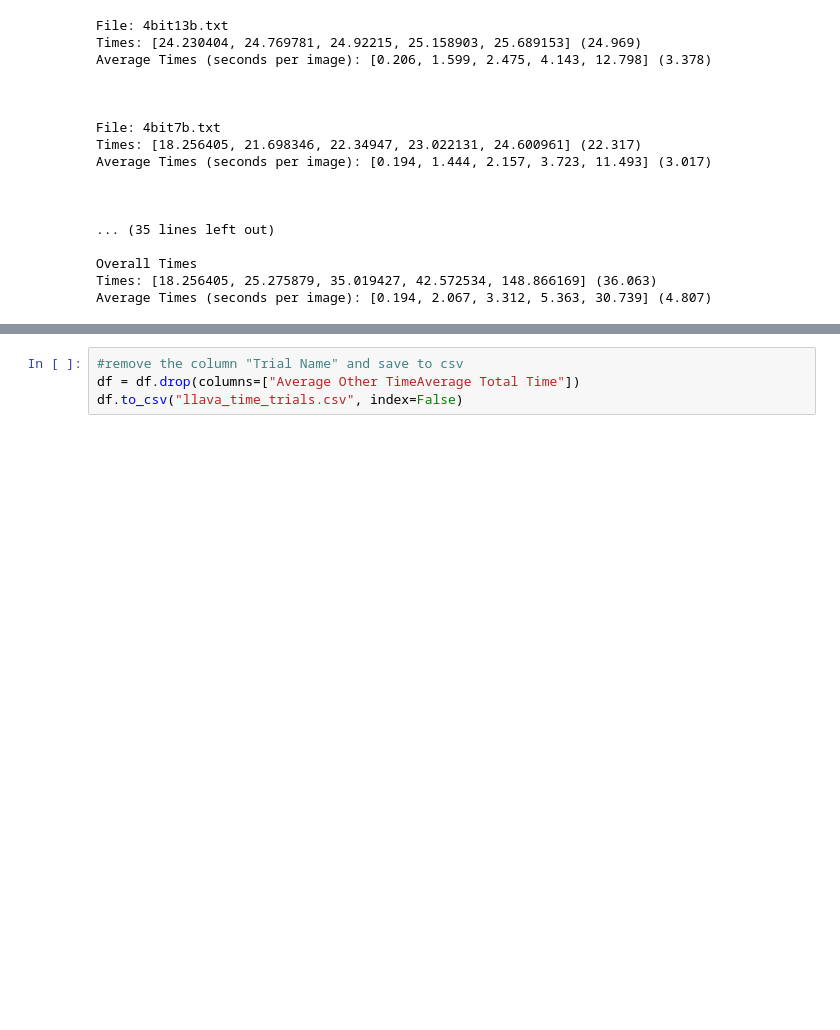
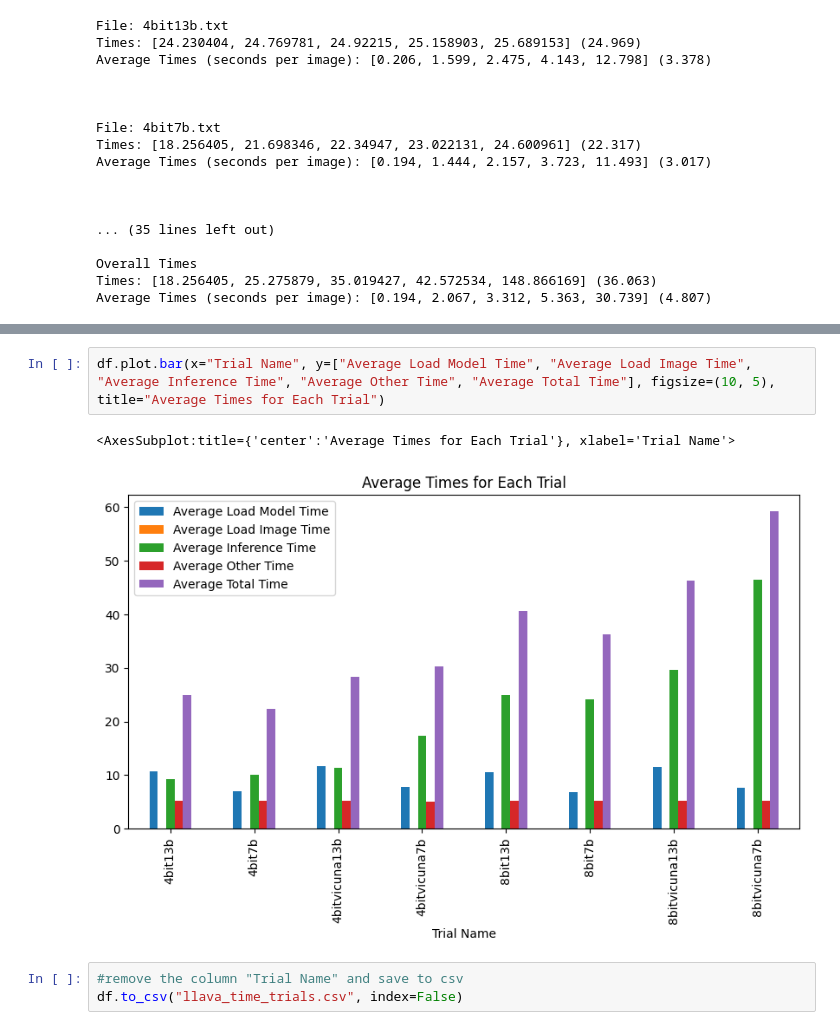
Before and after one commit to Silverasdf/extracted_frames_sheets, a Jupyter notebook: performance_analysis.ipynb, the cells around one changed output, grey strips where cells are left out. Drawn from its saved outputs; the diff is of its cells as text; blank space fills up the shorter version.

```diff
--- a/performance_analysis.ipynb
+++ b/performance_analysis.ipynb
@@ -299,4 +218,8 @@ df
+# %%
+df.plot.bar(x="Trial Name", y=["Average Load Model Time", "Average Load Image Time", "Average Inference Time", "Average Other Time", "Average Total Time"], figsize=(10, 5), title="Average Times for Each Trial")
+# %% [output]
+<AxesSubplot:title={'center':'Average Times for Each Trial'}, xlabel='Trial Name'>
+[figure, added]
 # %%
 #remove the column "Trial Name" and save to csv
-df = df.drop(columns=["Average Other TimeAverage Total Time"])
 df.to_csv("llava_time_trials.csv", index=False)
```
Also changed, not shown: parts of 7 cells of this notebook, 1 other file.
